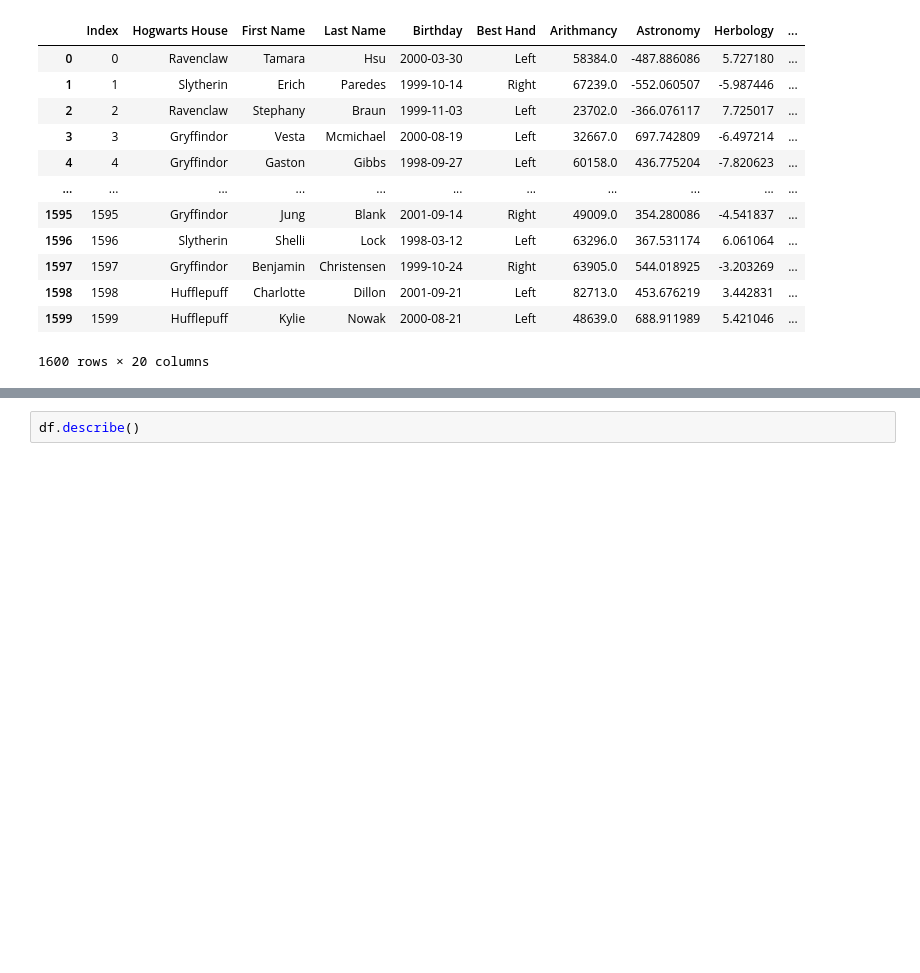
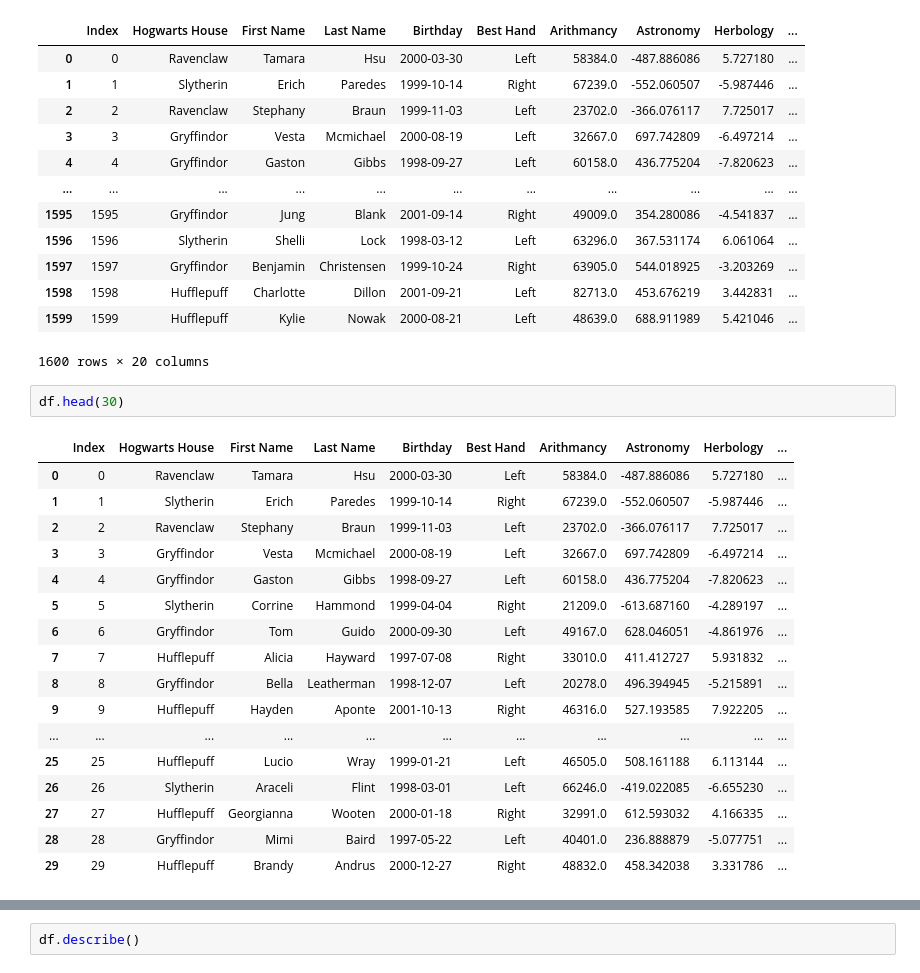
Before and after one commit to gunlnwza/42-dslr, a Jupyter notebook: eda.ipynb, the cells around one changed output, grey strips where cells are left out. Drawn from its saved outputs; the diff is of its cells as text; blank space fills up the shorter version.

```diff
--- a/eda.ipynb
+++ b/eda.ipynb
@@ -26,3 +26,23 @@ df
 | 1598 | 1598 | Hufflepuff | Charlotte | Dillon | 2001-09-21 | Left | 82713.0 | 453.676219 | 3.442831 | ... |
 | 1599 | 1599 | Hufflepuff | Kylie | Nowak | 2000-08-21 | Left | 48639.0 | 688.911989 | 5.421046 | ... |
 1600 rows × 20 columns
+# %%
+df.head(30)
+# %% [output]
+|  | Index | Hogwarts House | First Name | Last Name | Birthday | Best Hand | Arithmancy | Astronomy | Herbology | ... |
+| 0 | 0 | Ravenclaw | Tamara | Hsu | 2000-03-30 | Left | 58384.0 | -487.886086 | 5.727180 | ... |
+| 1 | 1 | Slytherin | Erich | Paredes | 1999-10-14 | Right | 67239.0 | -552.060507 | -5.987446 | ... |
+| 2 | 2 | Ravenclaw | Stephany | Braun | 1999-11-03 | Left | 23702.0 | -366.076117 | 7.725017 | ... |
+| 3 | 3 | Gryffindor | Vesta | Mcmichael | 2000-08-19 | Left | 32667.0 | 697.742809 | -6.497214 | ... |
+| 4 | 4 | Gryffindor | Gaston | Gibbs | 1998-09-27 | Left | 60158.0 | 436.775204 | -7.820623 | ... |
+| 5 | 5 | Slytherin | Corrine | Hammond | 1999-04-04 | Right | 21209.0 | -613.687160 | -4.289197 | ... |
+| 6 | 6 | Gryffindor | Tom | Guido | 2000-09-30 | Left | 49167.0 | 628.046051 | -4.861976 | ... |
+| 7 | 7 | Hufflepuff | Alicia | Hayward | 1997-07-08 | Right | 33010.0 | 411.412727 | 5.931832 | ... |
+| 8 | 8 | Gryffindor | Bella | Leatherman | 1998-12-07 | Left | 20278.0 | 496.394945 | -5.215891 | ... |
+| 9 | 9 | Hufflepuff | Hayden | Aponte | 2001-10-13 | Right | 46316.0 | 527.193585 | 7.922205 | ... |
+| ... | ... | ... | ... | ... | ... | ... | ... | ... | ... | ... |
+| 25 | 25 | Hufflepuff | Lucio | Wray | 1999-01-21 | Left | 46505.0 | 508.161188 | 6.113144 | ... |
+| 26 | 26 | Slytherin | Araceli | Flint | 1998-03-01 | Left | 66246.0 | -419.022085 | -6.655230 | ... |
+| 27 | 27 | Hufflepuff | Georgianna | Wooten | 2000-01-18 | Right | 32991.0 | 612.593032 | 4.166335 | ... |
+| 28 | 28 | Gryffindor | Mimi | Baird | 1997-05-22 | Left | 40401.0 | 236.888879 | -5.077751 | ... |
+| 29 | 29 | Hufflepuff | Brandy | Andrus | 2000-12-27 | Right | 48832.0 | 458.342038 | 3.331786 | ... |
```
Also changed, not shown: parts of 1 cell of this notebook, 1 other file.
